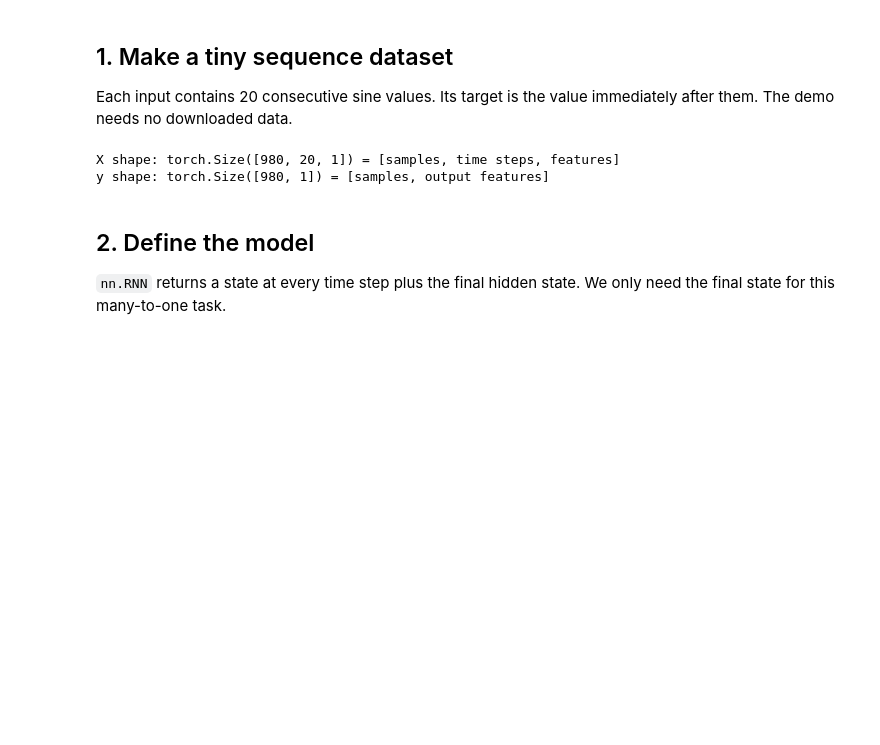
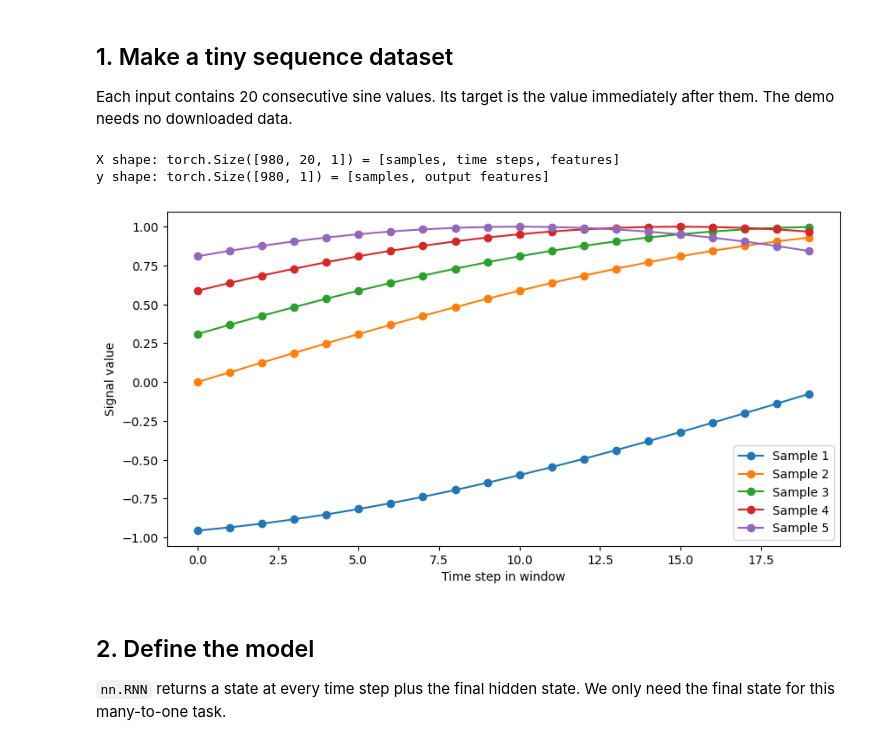
Before and after one commit to MinghanLi/CSCI598H-Applied-Computer-Vision-for-Engineering-Systems, a Jupyter notebook: W4_Attn_transformer/simple_rnn_demo.ipynb, the cells around one changed output. Cells and saved outputs as stored; diff of their text form; code cells hidden in the pictures; blank space fills up the shorter version.

```diff
--- a/W4_Attn_transformer/simple_rnn_demo.ipynb
+++ b/W4_Attn_transformer/simple_rnn_demo.ipynb
@@ -25,25 +25,33 @@ Each input contains 20 consecutive sine values. Its target is the value immediat
 # %%
 sequence_length = 20
 t = torch.linspace(0, 20 * torch.pi, 1000)
 signal = torch.sin(t)
 
 # Sliding windows: [x_t, ..., x_(t+19)] -> x_(t+20)
 X = signal.unfold(0, sequence_length, 1)[:-1].unsqueeze(-1)
 y = signal[sequence_length:].unsqueeze(-1)
 
 split = int(0.8 * len(X))
 X_train, y_train = X[:split].to(device), y[:split].to(device)
 X_test, y_test = X[split:].to(device), y[split:].to(device)
 
 print("X shape:", X.shape, "= [samples, time steps, features]")
 print("y shape:", y.shape, "= [samples, output features]")
 
 plt.figure(figsize=(10, 5))
-plt.plot(X_train[0])
+
+for i in range(5):
+    sample = X_train[-5 + i].cpu().squeeze(-1)  # (20,)
+    plt.plot(sample, marker="o", label=f"Sample {i + 1}")
+
+plt.xlabel("Time step in window")
+plt.ylabel("Signal value")
+plt.legend()
 plt.show()
 # %% [output]
 X shape: torch.Size([980, 20, 1]) = [samples, time steps, features]
 y shape: torch.Size([980, 1]) = [samples, output features]
+[figure, added]
 # %% [markdown]
 ## 2. Define the model
 
```
Also changed, not shown: parts of 1 cell of this notebook.
